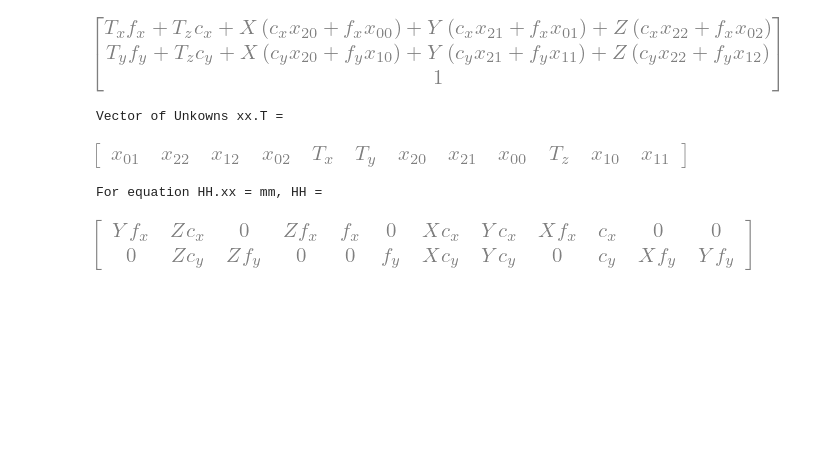
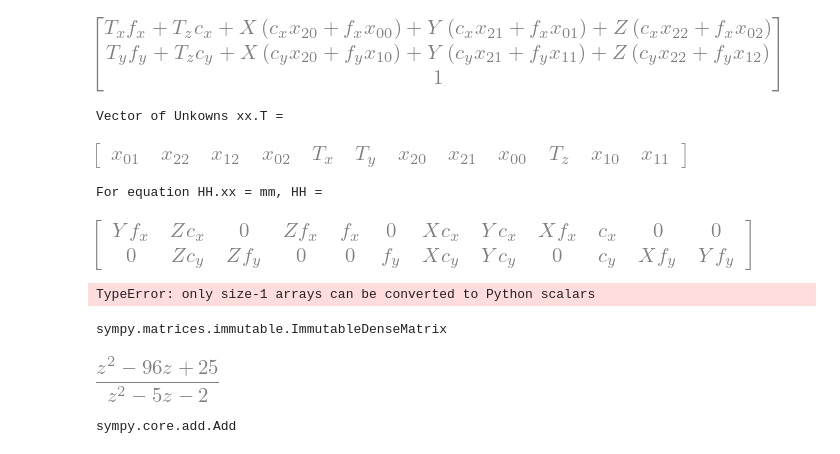
Before and after one commit to piptouque/atiam_pam_hrparam, a Jupyter notebook: source/hr_roy.ipynb, the cells around one changed output. Cells and saved outputs as stored; diff of their text form; code cells hidden in the pictures; blank space fills up the shorter version.

Commit message:
Roy added croissant

```diff
--- a/source/hr_roy.ipynb
+++ b/source/hr_roy.ipynb
@@ -758,0 +763,50 @@ def
+# %%
+def croissant(a_bar_tilde, b_bar_tilde, d_mat):
+    """Eat croissant
+
+    Parameters
+    ----------
+    `a_bar_tilde`: chocolat
+    `b_bar_tilde`: beurre
+    `d_mat`: olive
+
+    Return:
+    `vomit`
+    """
+    r = d_mat.shape[0]
+
+    a_sy = sy.Matrix(a_bar_tilde)
+    b_sy = sy.Matrix(b_bar_tilde)
+    d_sy = sy.Matrix(d_mat)
+
+    z = sy.symbols("z")
+
+    phi_sy = sy.simplify(sy.eye(3) - Dagger(b_bar_tilde) * (z*sy.eye(r) - d_sy).inv() * a_sy)
+
+    det_phi = phi_sy.det()
+
+    sol = solve(det_phi, z)
+    sol = np.array(sol)
+    sol = int(sol)
+
+    return phi_sy, det_phi, sol
+# %%
+a_bar_tilde = np.array([[1, 2, 3], [4, 5, 6]])
+b_bar_tilde = np.array([[1, 2, 3], [4, 5, 6]])
+d_mat = np.array([[1, 2], [3, 4]])
+# %%
+phi_sy, det_phi, sol = croissant(a_bar_tilde, b_bar_tilde, d_mat)
+# %% [output]
+TypeError: only size-1 arrays can be converted to Python scalars
+# %%
+phi_sy
+# %% [output]
+sympy.matrices.immutable.ImmutableDenseMatrix
+# %%
+det_phi
+# %% [output]
+[figure, added]
+# %%
+type(sol[0])
+# %% [output]
+sympy.core.add.Add
```
Also changed, not shown: parts of 3 cells of this notebook.
